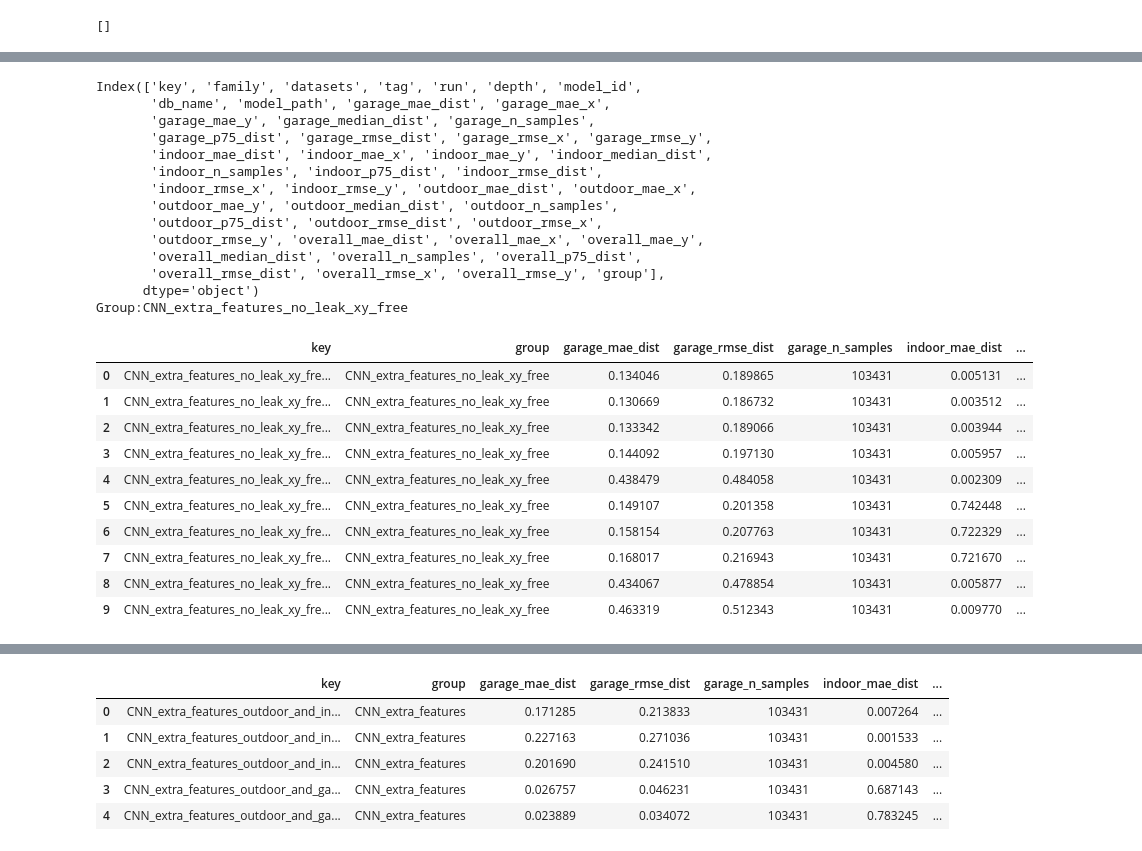
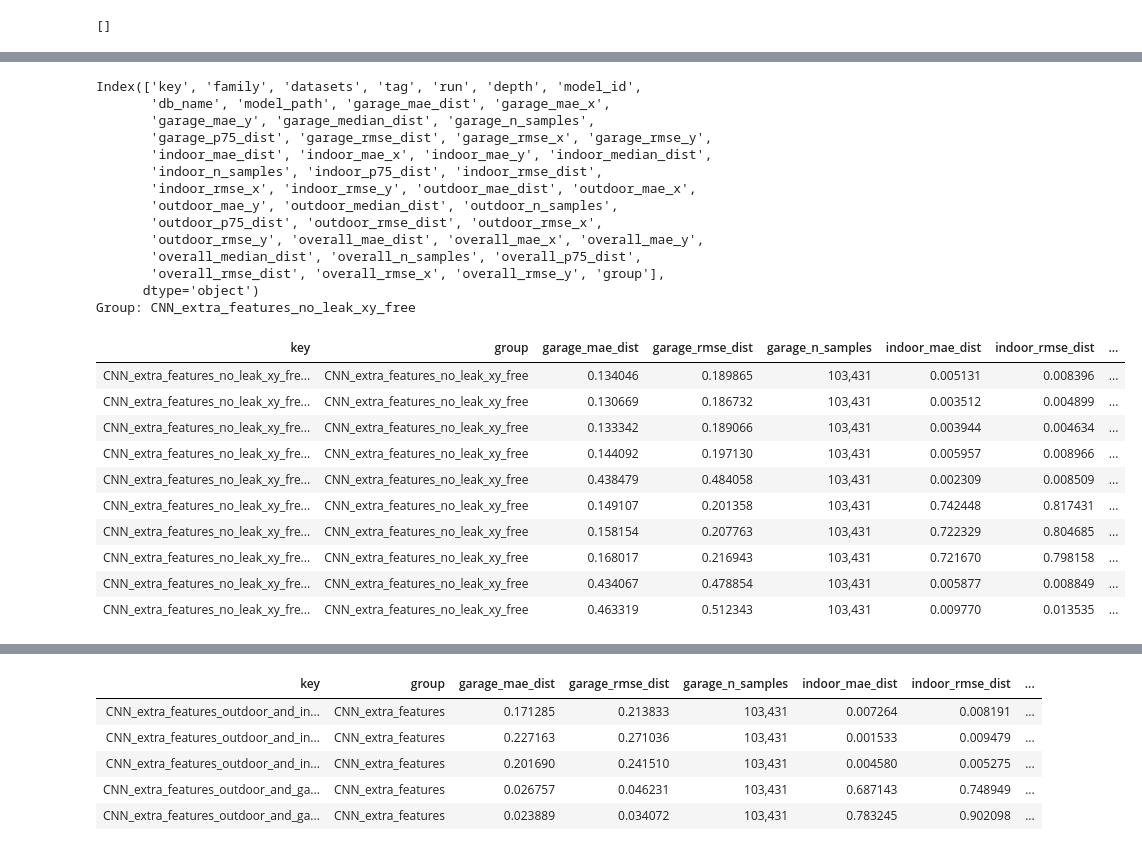
Before and after one commit to SantigBenites/WirelessLocation, a Jupyter notebook: validation/validate_single_model/wandb_models_validation.ipynb, the cells around one changed output, grey strips where cells are left out. Drawn from its saved outputs; the diff is of its cells as text; code cells hidden in the pictures.

Commit message:
colors to tables

```diff
--- a/validation/validate_single_model/wandb_models_validation.ipynb
+++ b/validation/validate_single_model/wandb_models_validation.ipynb
@@ -197,42 +197,66 @@ df_all = build_df(models)
 groups = split_by_group(df_all)
 best_by_group = top_n_per_group(groups, n=10, metric="overall_mae_dist", ascending=True)
 # %%
-features= ["key","group",
-           "garage_mae_dist","garage_rmse_dist","garage_n_samples",
-           "indoor_mae_dist","indoor_rmse_dist","indoor_n_samples",
-           "outdoor_mae_dist","outdoor_rmse_dist","outdoor_n_samples",
-           "overall_mae_dist","overall_rmse_dist","overall_n_samples",
-           ]
+# Define a reusable Styler
+def colorcode(df):
+    # pick the columns by suffix so it works even if you add more metrics later
+    err_cols = [c for c in df.columns if c.endswith(("_mae_dist", "_rmse_dist"))]
+    count_cols = [c for c in df.columns if c.endswith("_n_samples")]
+
+    # Build the styler: green=better (low errors), blue=intensity for counts
+    styler = (
+        df.style
+          .background_gradient(cmap="RdYlGn_r", subset=err_cols)  # low=green, high=red
+          .background_gradient(cmap="Blues", subset=count_cols)   # low=light, high=dark
+          .format({c: "{:.3f}" for c in err_cols}, na_rep="–")
+          .format({c: "{:,}" for c in count_cols}, na_rep="–")
+          .hide(axis="index")
+    )
+
+    # Optional: also mark per-column minima for quick scanning
+    styler = styler.highlight_min(subset=err_cols, color="#c7f3c6")
+
+    return styler
+
+features = [
+    "key","group",
+    "garage_mae_dist","garage_rmse_dist","garage_n_samples",
+    "indoor_mae_dist","indoor_rmse_dist","indoor_n_samples",
+    "outdoor_mae_dist","outdoor_rmse_dist","outdoor_n_samples",
+    "overall_mae_dist","overall_rmse_dist","overall_n_samples",
+]
 
 print(best_by_group["CNN_extra_features_no_leak_xy_free"].keys())
+
 for group in groups.keys():
-    #print(best_by_group[group][["key","overall_mae_dist","overall_rmse_dist","model_path"]].head()))
-    dataframe = pd.DataFrame(best_by_group[group])
-    print(f"Group:{group}")
-    display(dataframe[features])
+    df = pd.DataFrame(best_by_group[group])[features]
+    print(f"Group: {group}")
+    # (optional) sort so best overall is at the top:
+    df = df.sort_values(["overall_mae_dist","overall_rmse_dist"], ascending=[True, True])
+    display(colorcode(df))
 # %% [output]
 Index(['key', 'family', 'datasets', 'tag', 'run', 'depth', 'model_id',
        'db_name', 'model_path', 'garage_mae_dist', 'garage_mae_x',
        'garage_mae_y', 'garage_median_dist', 'garage_n_samples',
        'garage_p75_dist', 'garage_rmse_dist', 'garage_rmse_x', 'garage_rmse_y',
        'indoor_mae_dist', 'indoor_mae_x', 'indoor_mae_y', 'indoor_median_dist',
        'indoor_n_samples', 'indoor_p75_dist', 'indoor_rmse_dist',
        'indoor_rmse_x', 'indoor_rmse_y', 'outdoor_mae_dist', 'outdoor_mae_x',
        'outdoor_mae_y', 'outdoor_median_dist', 'outdoor_n_samples',
        'outdoor_p75_dist', 'outdoor_rmse_dist', 'outdoor_rmse_x',
        'outdoor_rmse_y', 'overall_mae_dist', 'overall_mae_x', 'overall_mae_y',
        'overall_median_dist', 'overall_n_samples', 'overall_p75_dist',
        'overall_rmse_dist', 'overall_rmse_x', 'overall_rmse_y', 'group'],
       dtype='object')
-Group:CNN_extra_features_no_leak_xy_free
+Group: CNN_extra_features_no_leak_xy_free
-|  | key | group | garage_mae_dist | garage_rmse_dist | garage_n_samples | indoor_mae_dist | ... |
-| 0 | CNN_extra_features_no_leak_xy_fre... | CNN_extra_features_no_leak_xy_free | 0.134046 | 0.189865 | 103431 | 0.005131 | ... |
-| 1 | CNN_extra_features_no_leak_xy_fre... | CNN_extra_features_no_leak_xy_free | 0.130669 | 0.186732 | 103431 | 0.003512 | ... |
-| 2 | CNN_extra_features_no_leak_xy_fre... | CNN_extra_features_no_leak_xy_free | 0.133342 | 0.189066 | 103431 | 0.003944 | ... |
-| 3 | CNN_extra_features_no_leak_xy_fre... | CNN_extra_features_no_leak_xy_free | 0.144092 | 0.197130 | 103431 | 0.005957 | ... |
-| 4 | CNN_extra_features_no_leak_xy_fre... | CNN_extra_features_no_leak_xy_free | 0.438479 | 0.484058 | 103431 | 0.002309 | ... |
-| 5 | CNN_extra_features_no_leak_xy_fre... | CNN_extra_features_no_leak_xy_free | 0.149107 | 0.201358 | 103431 | 0.742448 | ... |
-| 6 | CNN_extra_features_no_leak_xy_fre... | CNN_extra_features_no_leak_xy_free | 0.158154 | 0.207763 | 103431 | 0.722329 | ... |
-| 7 | CNN_extra_features_no_leak_xy_fre... | CNN_extra_features_no_leak_xy_free | 0.168017 | 0.216943 | 103431 | 0.721670 | ... |
-| 8 | CNN_extra_features_no_leak_xy_fre... | CNN_extra_features_no_leak_xy_free | 0.434067 | 0.478854 | 103431 | 0.005877 | ... |
-| 9 | CNN_extra_features_no_leak_xy_fre... | CNN_extra_features_no_leak_xy_free | 0.463319 | 0.512343 | 103431 | 0.009770 | ... |
+| key | group | garage_mae_dist | garage_rmse_dist | garage_n_samples | indoor_mae_dist | indoor_rmse_dist | ... |
+| CNN_extra_features_no_leak_xy_fre... | CNN_extra_features_no_leak_xy_free | 0.134046 | 0.189865 | 103,431 | 0.005131 | 0.008396 | ... |
+| CNN_extra_features_no_leak_xy_fre... | CNN_extra_features_no_leak_xy_free | 0.130669 | 0.186732 | 103,431 | 0.003512 | 0.004899 | ... |
+| CNN_extra_features_no_leak_xy_fre... | CNN_extra_features_no_leak_xy_free | 0.133342 | 0.189066 | 103,431 | 0.003944 | 0.004634 | ... |
+| CNN_extra_features_no_leak_xy_fre... | CNN_extra_features_no_leak_xy_free | 0.144092 | 0.197130 | 103,431 | 0.005957 | 0.008966 | ... |
+| CNN_extra_features_no_leak_xy_fre... | CNN_extra_features_no_leak_xy_free | 0.438479 | 0.484058 | 103,431 | 0.002309 | 0.008509 | ... |
+| CNN_extra_features_no_leak_xy_fre... | CNN_extra_features_no_leak_xy_free | 0.149107 | 0.201358 | 103,431 | 0.742448 | 0.817431 | ... |
+| CNN_extra_features_no_leak_xy_fre... | CNN_extra_features_no_leak_xy_free | 0.158154 | 0.207763 | 103,431 | 0.722329 | 0.804685 | ... |
+| CNN_extra_features_no_leak_xy_fre... | CNN_extra_features_no_leak_xy_free | 0.168017 | 0.216943 | 103,431 | 0.721670 | 0.798158 | ... |
+| CNN_extra_features_no_leak_xy_fre... | CNN_extra_features_no_leak_xy_free | 0.434067 | 0.478854 | 103,431 | 0.005877 | 0.008849 | ... |
+| CNN_extra_features_no_leak_xy_fre... | CNN_extra_features_no_leak_xy_free | 0.463319 | 0.512343 | 103,431 | 0.009770 | 0.013535 | ... |
@@ -274,6 +272,6 @@ Group:CNN_extra_features
-|  | key | group | garage_mae_dist | garage_rmse_dist | garage_n_samples | indoor_mae_dist | ... |
-| 0 | CNN_extra_features_outdoor_and_in... | CNN_extra_features | 0.171285 | 0.213833 | 103431 | 0.007264 | ... |
-| 1 | CNN_extra_features_outdoor_and_in... | CNN_extra_features | 0.227163 | 0.271036 | 103431 | 0.001533 | ... |
-| 2 | CNN_extra_features_outdoor_and_in... | CNN_extra_features | 0.201690 | 0.241510 | 103431 | 0.004580 | ... |
-| 3 | CNN_extra_features_outdoor_and_ga... | CNN_extra_features | 0.026757 | 0.046231 | 103431 | 0.687143 | ... |
-| 4 | CNN_extra_features_outdoor_and_ga... | CNN_extra_features | 0.023889 | 0.034072 | 103431 | 0.783245 | ... |
+| key | group | garage_mae_dist | garage_rmse_dist | garage_n_samples | indoor_mae_dist | indoor_rmse_dist | ... |
+| CNN_extra_features_outdoor_and_in... | CNN_extra_features | 0.171285 | 0.213833 | 103,431 | 0.007264 | 0.008191 | ... |
+| CNN_extra_features_outdoor_and_in... | CNN_extra_features | 0.227163 | 0.271036 | 103,431 | 0.001533 | 0.009479 | ... |
+| CNN_extra_features_outdoor_and_in... | CNN_extra_features | 0.201690 | 0.241510 | 103,431 | 0.004580 | 0.005275 | ... |
+| CNN_extra_features_outdoor_and_ga... | CNN_extra_features | 0.026757 | 0.046231 | 103,431 | 0.687143 | 0.748949 | ... |
+| CNN_extra_features_outdoor_and_ga... | CNN_extra_features | 0.023889 | 0.034072 | 103,431 | 0.783245 | 0.902098 | ... |
```
Also changed, not shown: parts of 1 cell of this notebook.
